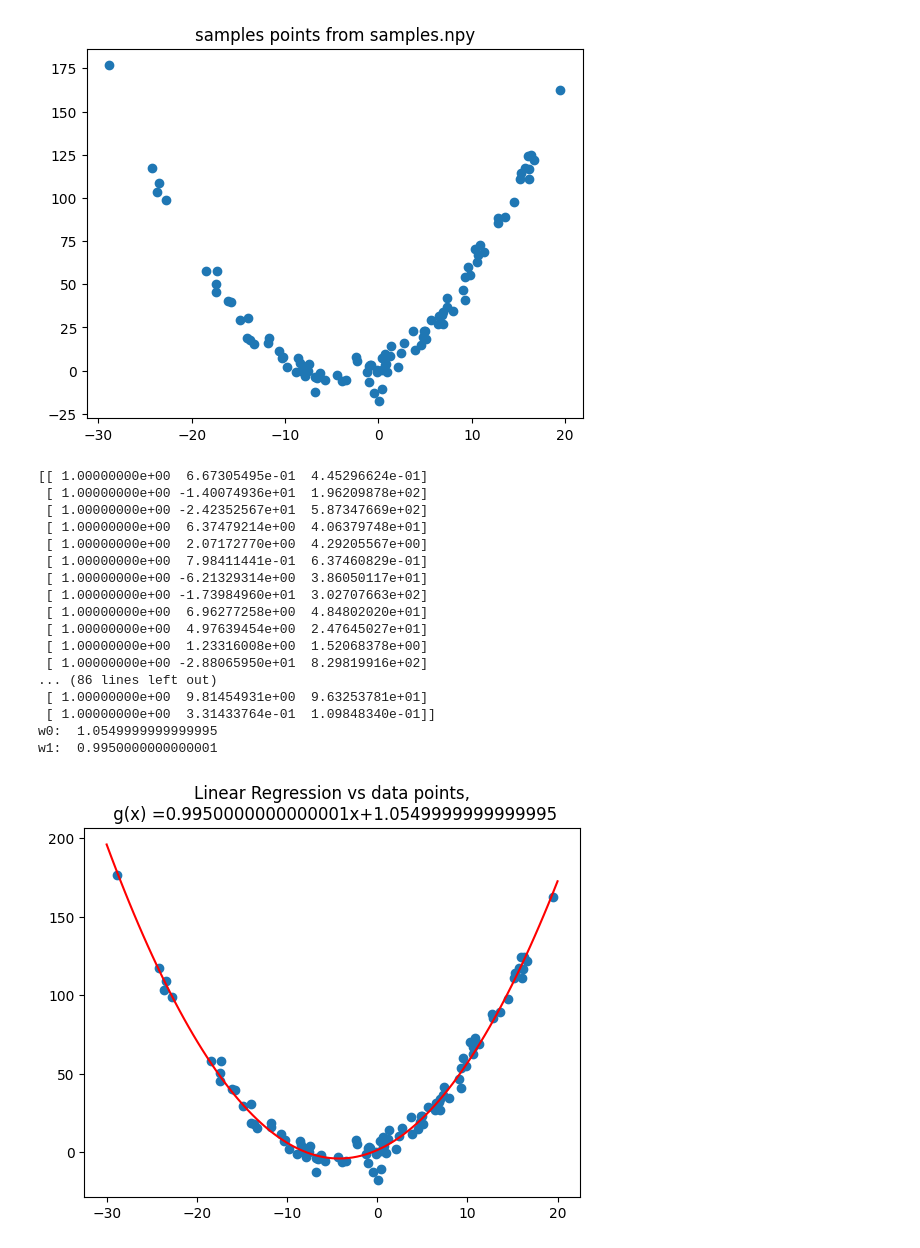
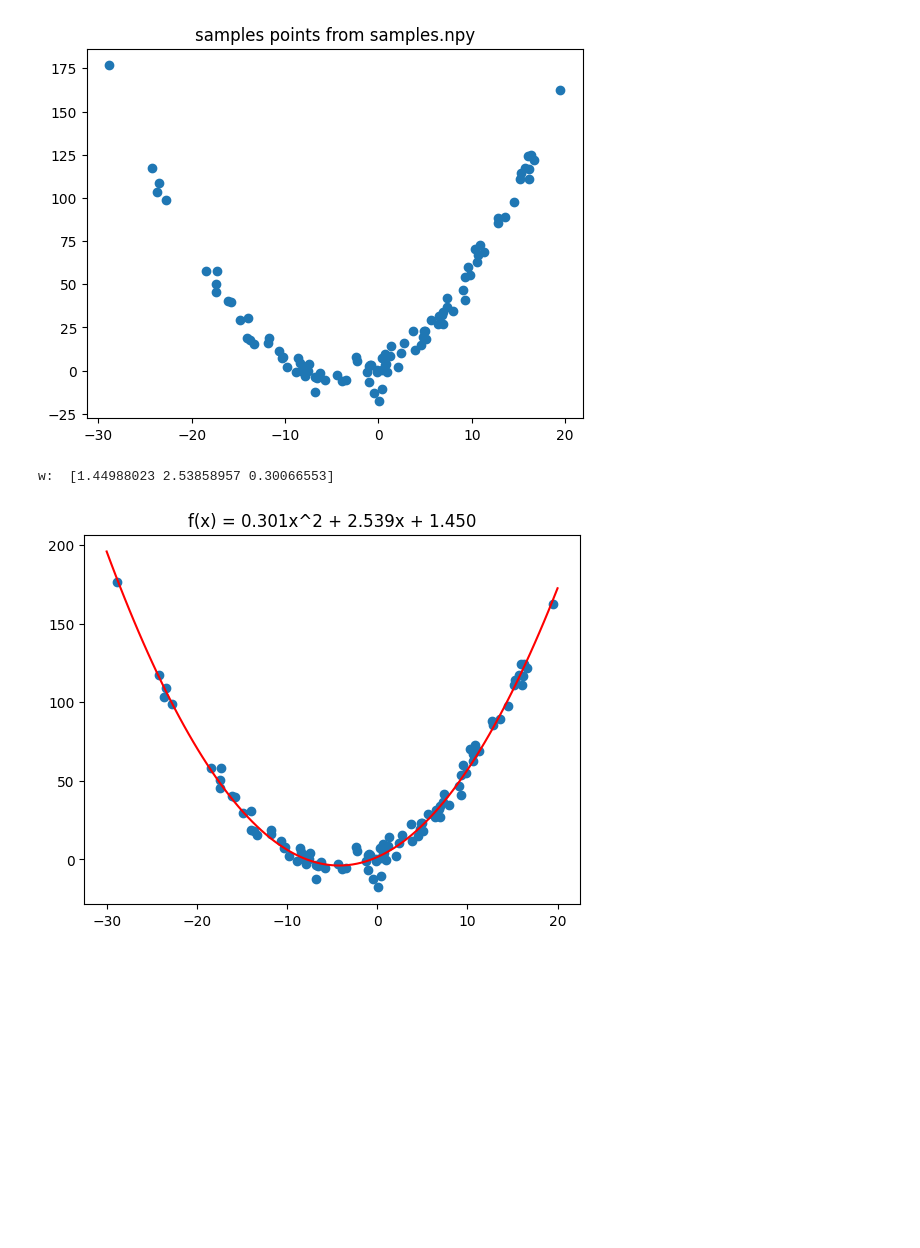
Before and after one commit to fouad1233/machine_learning_tutorials, a Jupyter notebook: 001_regression/main.ipynb, the cells around one changed output. Saved outputs shown, nothing was run; the diff lists cells and outputs as text; code cells hidden in the pictures; blank space fills up the shorter version.

```diff
--- a/001_regression/main.ipynb
+++ b/001_regression/main.ipynb
@@ -50,33 +15,15 @@ plt.show()
 [figure]
 # %%
 w = regression(x, y, 3)
-
+print("w: ", w)
 x_new = np.linspace(-30, 20, 100)
-y_new = sum([w[i] * x_new**i for i in range(3)])
-print("w0: ", w0)
-print("w1: ", w1)
-
-plt.title("Linear Regression vs data points,\n g(x) ={}x+{}".format(w1, w0))
+y_new = sum([w[i] * x_new**i for i in range(len(w))])
+# make a title that show the function by using the w and by showing the value of w 3 decimal points
+plt.title("f(x) = {:.3f}x^2 + {:.3f}x + {:.3f}".format(w[2], w[1], w[0]))
 plt.scatter(x, y)
 plt.plot(x_new, y_new, color='red')
 #add what color what means
 plt.show()
 # %% [output]
-[[ 1.00000000e+00  6.67305495e-01  4.45296624e-01]
- [ 1.00000000e+00 -1.40074936e+01  1.96209878e+02]
- [ 1.00000000e+00 -2.42352567e+01  5.87347669e+02]
- [ 1.00000000e+00  6.37479214e+00  4.06379748e+01]
- [ 1.00000000e+00  2.07172770e+00  4.29205567e+00]
- [ 1.00000000e+00  7.98411441e-01  6.37460829e-01]
- [ 1.00000000e+00 -6.21329314e+00  3.86050117e+01]
- [ 1.00000000e+00 -1.73984960e+01  3.02707663e+02]
- [ 1.00000000e+00  6.96277258e+00  4.84802020e+01]
- [ 1.00000000e+00  4.97639454e+00  2.47645027e+01]
- [ 1.00000000e+00  1.23316008e+00  1.52068378e+00]
- [ 1.00000000e+00 -2.88065950e+01  8.29819916e+02]
-... (86 lines left out)
- [ 1.00000000e+00  9.81454931e+00  9.63253781e+01]
- [ 1.00000000e+00  3.31433764e-01  1.09848340e-01]]
-w0:  1.0549999999999995
-w1:  0.9950000000000001
+w:  [1.44988023 2.53858957 0.30066553]
-[figure, old version]
+[figure, new version]
```
Also changed, not shown: parts of 5 cells of this notebook.
